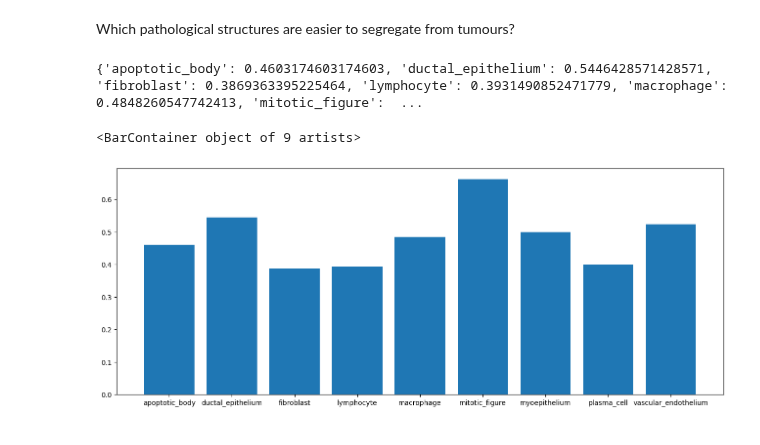
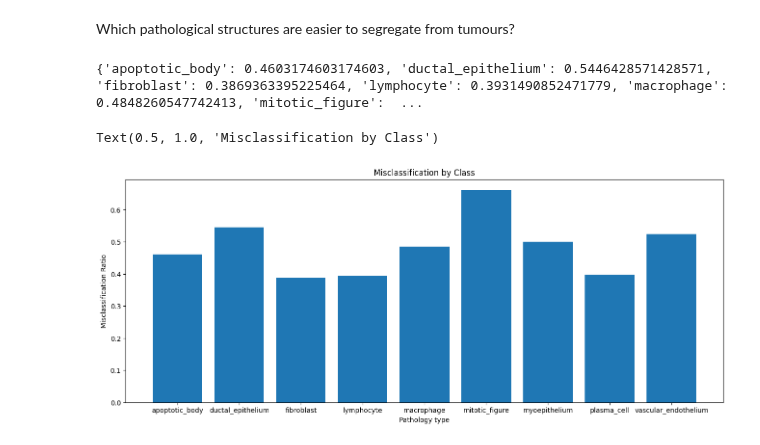
Before and after one commit to wangelam/ecse415Final, a Jupyter notebook: TumorCount_ROISVM_fixed.ipynb, the cells around one changed output. Saved outputs shown, nothing was run; the diff lists cells and outputs as text; code cells hidden in the pictures.

```diff
--- a/TumorCount_ROISVM_fixed.ipynb
+++ b/TumorCount_ROISVM_fixed.ipynb
@@ -553,32 +573,35 @@ Which pathological structures are easier to segregate from tumours?
 # check what class misclassified labels belong to
 misclassified = {}
 # initialize dict
 for label in np.unique(valLabels):
     misclassified[label] = 0
 
 # count each instance misclassified
 for i, label in enumerate(yPredSave):
     if label != yVal[i]:
         misclassified[valLabels[i]] += 1
 
 # get frequency of each class label
 frequency = {}
 for label in np.unique(valLabels):
     frequency[label] = 0
 
 for i, label in enumerate(valLabels):
     frequency[label] += 1
 
 # divide num misclassified by their frequency
 for label in misclassified.keys():
     misclassified[label] = misclassified[label] / frequency[label]
 
 print(misclassified)
 misclassified.pop('unlabeled')
 misclassified.pop('tumor') # most misclassified classes
 plt.figure(figsize=(16,6))
 plt.bar(misclassified.keys(), misclassified.values())
+plt.ylabel('Misclassification Ratio')
+plt.xlabel('Pathology type')
+plt.title('Misclassification by Class')
 # %% [output]
 {'apoptotic_body': 0.4603174603174603, 'ductal_epithelium': 0.5446428571428571, 'fibroblast': 0.3869363395225464, 'lymphocyte': 0.3931490852471779, 'macrophage': 0.4848260547742413, 'mitotic_figure':  ...
-<BarContainer object of 9 artists>
+Text(0.5, 1.0, 'Misclassification by Class')
-[figure, old version]
+[figure, new version]
```
Also changed, not shown: parts of 5 cells of this notebook.
